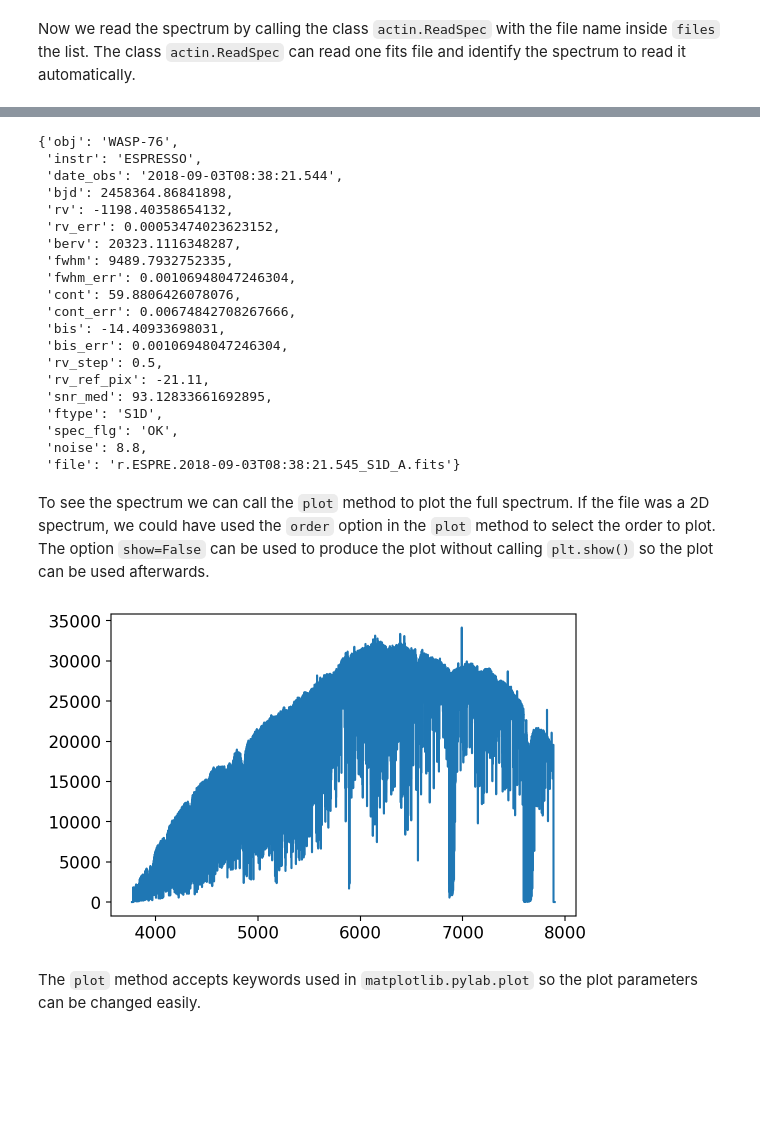
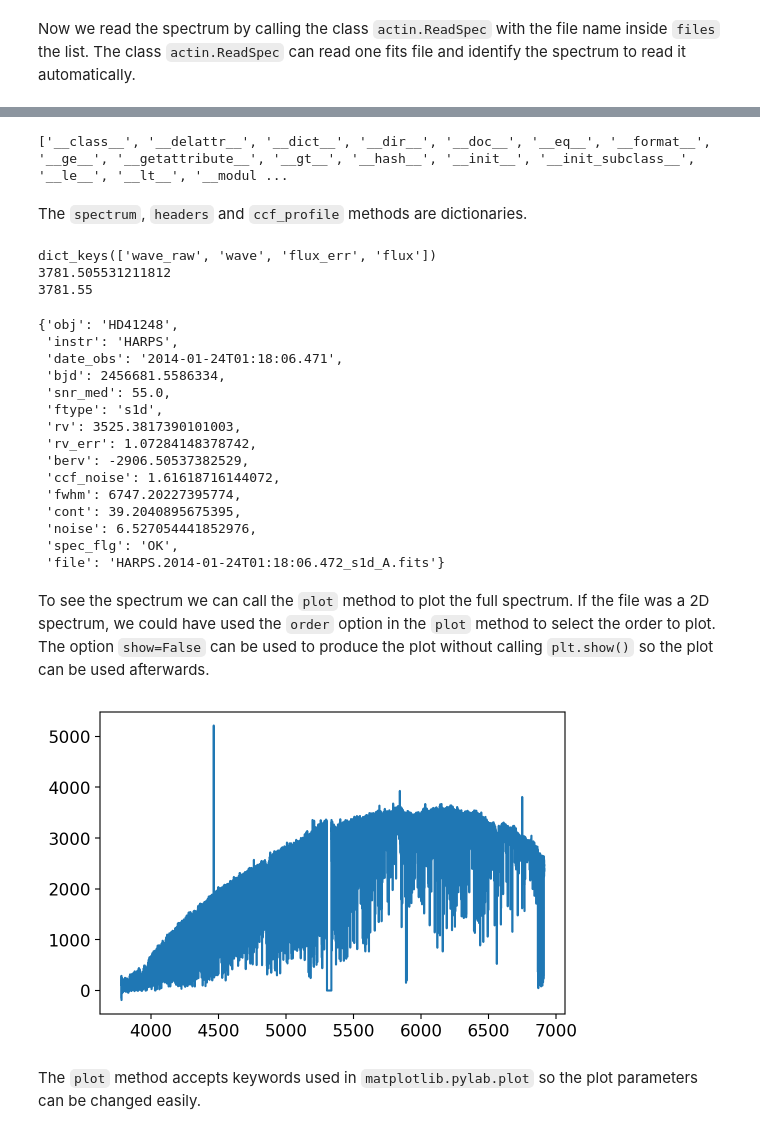
Before and after one commit to gomesdasilva/ACTIN2, a Jupyter notebook: docs/_static/notebooks/tutorial1.ipynb, the cells around one changed output, grey strips where cells are left out. Saved outputs shown, nothing was run; the diff lists cells and outputs as text; code cells hidden in the pictures; blank space fills up the shorter version.

````diff
--- a/docs/_static/notebooks/tutorial1.ipynb
+++ b/docs/_static/notebooks/tutorial1.ipynb
@@ -29,6 +29,6 @@ The ACTIN class. Reads fits files and calculates activity indices.
 First we are going to use a fits file provided by `actin` in the ``test`` directory.
 # %%
 import os, glob
-files = glob.glob(os.path.join(os.pardir, os.pardir, os.pardir, "actin2/test/ESPRESSO", "*_S1D_A.fits"))
+files = glob.glob(os.path.join(os.pardir, os.pardir, os.pardir, "actin2/test/HARPS/HD41248", "*_s1d_A.fits"))
 files
 # %% [output]
@@ -58,31 +51,41 @@ read_spec.spec.spectrum
+# %%
+print(dir(read_spec.spec))
+# %% [output]
+['__class__', '__delattr__', '__dict__', '__dir__', '__doc__', '__eq__', '__format__', '__ge__', '__getattribute__', '__gt__', '__hash__', '__init__', '__init_subclass__', '__le__', '__lt__', '__modul ...
+# %% [markdown]
+The `spectrum`, `headers` and `ccf_profile` methods are dictionaries.
+# %%
+print(read_spec.spec.spectrum.keys())
+spec = read_spec.spec.spectrum
+print(spec['wave'][0])
+print(spec['wave_raw'][0])
+# %% [output]
+dict_keys(['wave_raw', 'wave', 'flux_err', 'flux'])
+3781.505531211812
+3781.55
 # %%
 read_spec.spec.headers
 # %% [output]
-{'obj': 'WASP-76',
- 'instr': 'ESPRESSO',
- 'date_obs': '2018-09-03T08:38:21.544',
- 'bjd': 2458364.86841898,
- 'rv': -1198.40358654132,
- 'rv_err': 0.00053474023623152,
- 'berv': 20323.1116348287,
- 'fwhm': 9489.7932752335,
- 'fwhm_err': 0.00106948047246304,
- 'cont': 59.8806426078076,
- 'cont_err': 0.00674842708267666,
- 'bis': -14.40933698031,
- 'bis_err': 0.00106948047246304,
- 'rv_step': 0.5,
- 'rv_ref_pix': -21.11,
- 'snr_med': 93.12833661692895,
- 'ftype': 'S1D',
+{'obj': 'HD41248',
+ 'instr': 'HARPS',
+ 'date_obs': '2014-01-24T01:18:06.471',
+ 'bjd': 2456681.5586334,
+ 'snr_med': 55.0,
+ 'ftype': 's1d',
+ 'rv': 3525.3817390101003,
+ 'rv_err': 1.07284148378742,
+ 'berv': -2906.50537382529,
+ 'ccf_noise': 1.61618716144072,
+ 'fwhm': 6747.20227395774,
+ 'cont': 39.2040895675395,
+ 'noise': 6.527054441852976,
  'spec_flg': 'OK',
- 'noise': 8.8,
- 'file': 'r.ESPRE.2018-09-03T08:38:21.545_S1D_A.fits'}
+ 'file': 'HARPS.2014-01-24T01:18:06.472_s1d_A.fits'}
 # %% [markdown]
 To see the spectrum we can call the `plot` method to plot the full spectrum. If the file was a 2D spectrum, we could have used the `order` option in the `plot` method to select the order to plot. The option ```show=False``` can be used to produce the plot without calling `plt.show()` so the plot can be used afterwards.
 # %%
-read_spec.plot(show=True)
+read_spec.plot(order=66, show=True)
 # %% [output]
-[figure, old version]
+[figure, new version]
 # %% [markdown]
 The `plot` method accepts keywords used in `matplotlib.pylab.plot` so the plot parameters can be changed easily.
````
Also changed, not shown: parts of 9 cells of this notebook, 4 other files.
